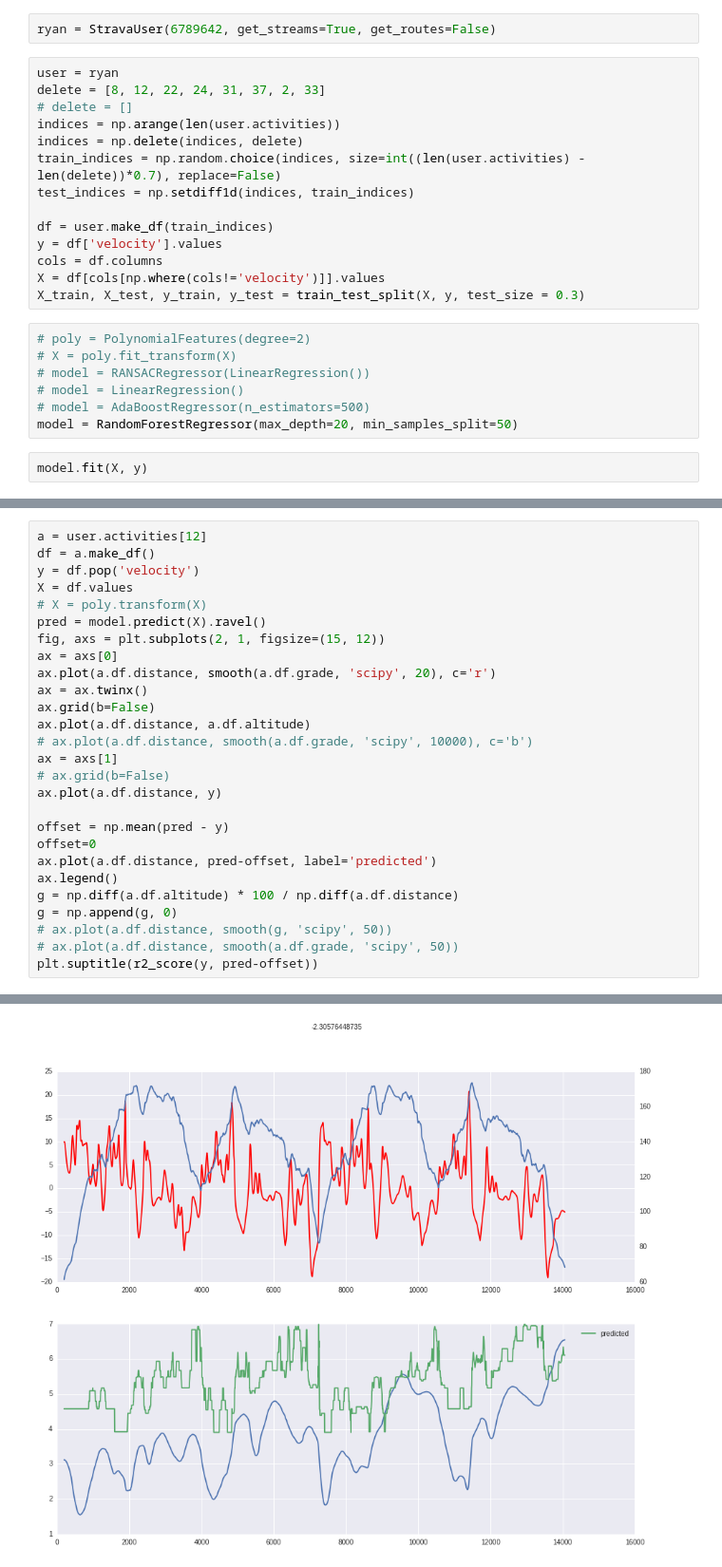
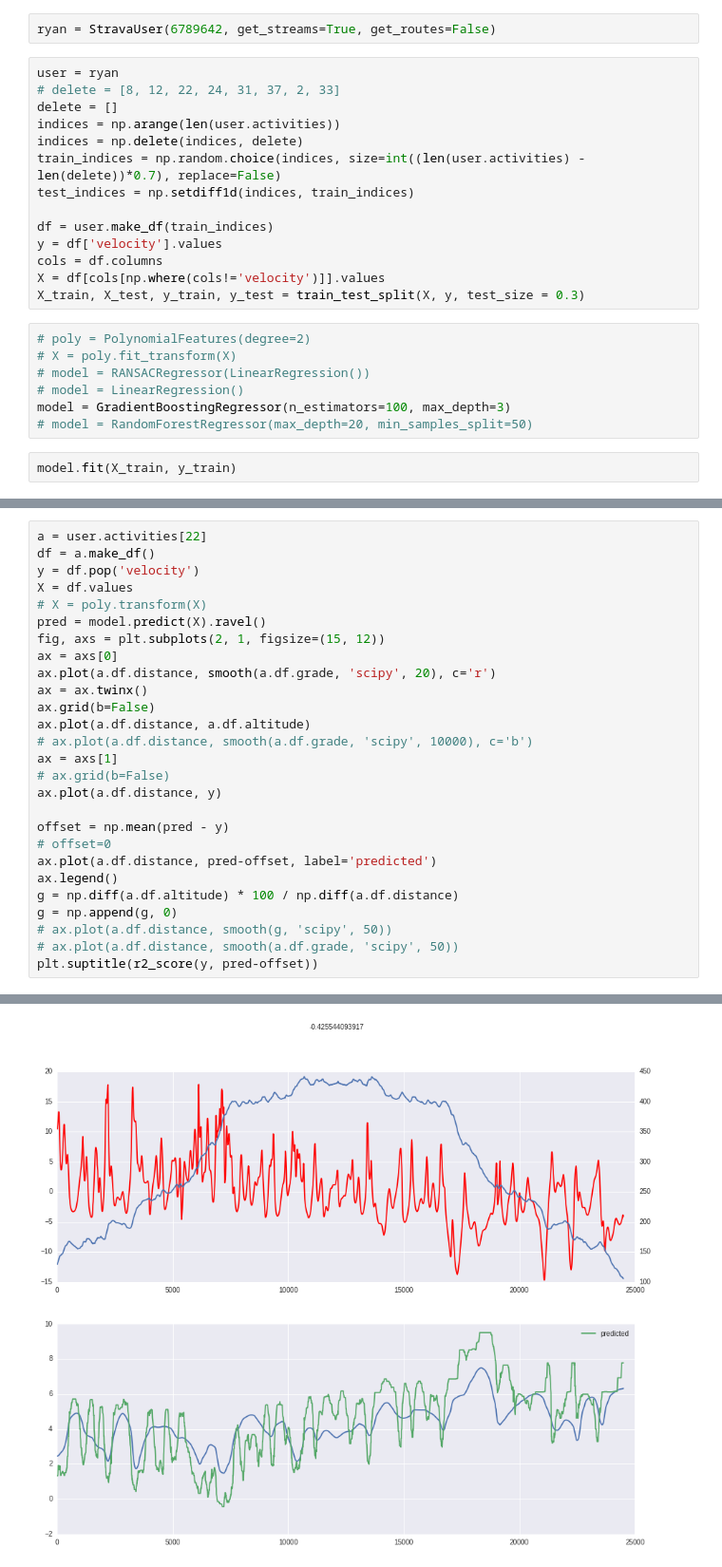
Before and after one commit to sethah/CycleAnalysis, a Jupyter notebook: webapp/Untitled1.ipynb, the cells around one changed output, grey strips where cells are left out. Shown at 95% size. Saved outputs shown, nothing was run; the diff lists cells and outputs as text.

Commit message:
changed model params

```diff
--- a/webapp/Untitled1.ipynb
+++ b/webapp/Untitled1.ipynb
@@ -21,8 +21,8 @@ import pickle
 ryan = StravaUser(6789642, get_streams=True, get_routes=False)
 # %%
 user = ryan
-delete = [8, 12, 22, 24, 31, 37, 2, 33]
-# delete = []
+# delete = [8, 12, 22, 24, 31, 37, 2, 33]
+delete = []
 indices = np.arange(len(user.activities))
 indices = np.delete(indices, delete)
 train_indices = np.random.choice(indices, size=int((len(user.activities) - len(delete))*0.7), replace=False)
@@ -38,8 +38,8 @@ X_train, X_test, y_train, y_test = train_test_split(X, y, test_size = 0.3)
 # X = poly.fit_transform(X)
 # model = RANSACRegressor(LinearRegression())
 # model = LinearRegression()
-# model = AdaBoostRegressor(n_estimators=500)
-model = RandomForestRegressor(max_depth=20, min_samples_split=50)
+model = GradientBoostingRegressor(n_estimators=100, max_depth=3)
+# model = RandomForestRegressor(max_depth=20, min_samples_split=50)
 # %%
-model.fit(X, y)
+model.fit(X_train, y_train)
 # %% [output]
@@ -109,30 +108,30 @@ print test_indices
 # %%
-a = user.activities[12]
+a = user.activities[22]
 df = a.make_df()
 y = df.pop('velocity')
 X = df.values
 # X = poly.transform(X)
 pred = model.predict(X).ravel()
 fig, axs = plt.subplots(2, 1, figsize=(15, 12))
 ax = axs[0]
 ax.plot(a.df.distance, smooth(a.df.grade, 'scipy', 20), c='r')
 ax = ax.twinx()
 ax.grid(b=False)
 ax.plot(a.df.distance, a.df.altitude)
 # ax.plot(a.df.distance, smooth(a.df.grade, 'scipy', 10000), c='b')
 ax = axs[1]
 # ax.grid(b=False)
 ax.plot(a.df.distance, y)
 
 offset = np.mean(pred - y)
-offset=0
+# offset=0
 ax.plot(a.df.distance, pred-offset, label='predicted')
 ax.legend()
 g = np.diff(a.df.altitude) * 100 / np.diff(a.df.distance)
 g = np.append(g, 0)
 # ax.plot(a.df.distance, smooth(g, 'scipy', 50))
 # ax.plot(a.df.distance, smooth(a.df.grade, 'scipy', 50))
 plt.suptitle(r2_score(y, pred-offset))
 # %% [output]
 <matplotlib.text.Text at 0x...>
-[figure, old version]
+[figure, new version]
```
Also changed, not shown: parts of 4 cells of this notebook, 6 other files.
